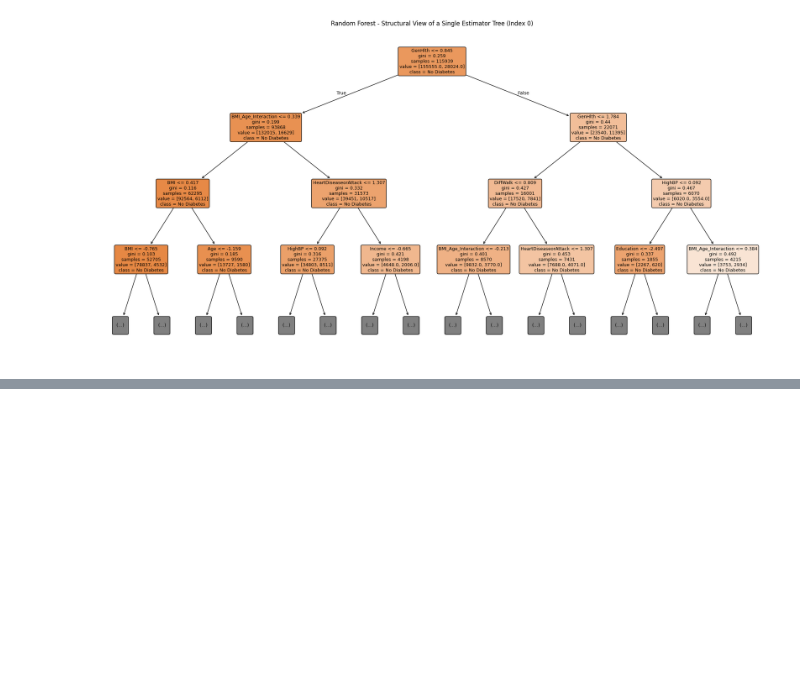
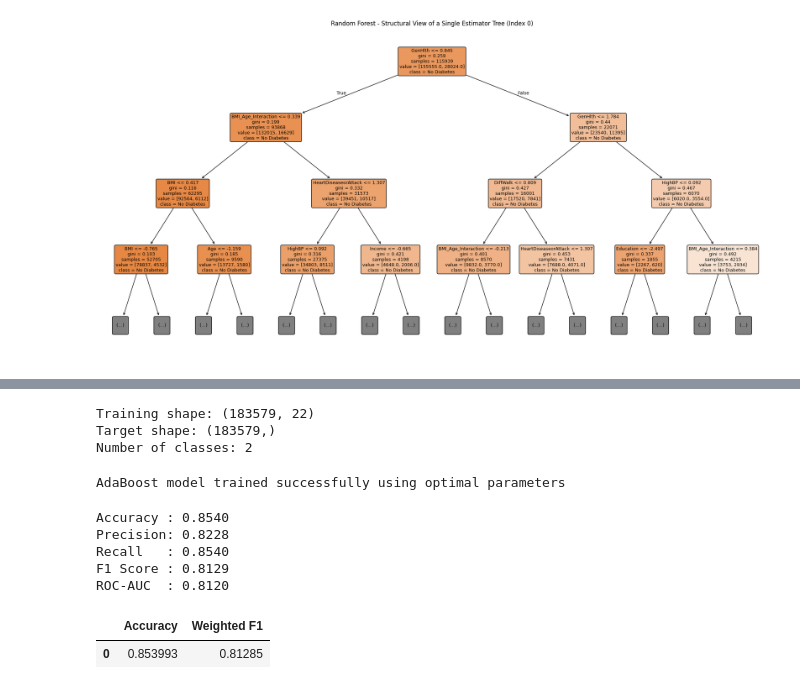
Before and after one commit to kartik815/ML-Classification-Regression-Clustering-Case-Study, a Jupyter notebook: notebooks/classification_application_2_models.ipynb, the cells around one changed output, grey strips where cells are left out. Drawn from its saved outputs; the diff is of its cells as text; code cells hidden in the pictures; blank space fills up the shorter version.

```diff
--- a/notebooks/classification_application_2_models.ipynb
+++ b/notebooks/classification_application_2_models.ipynb
@@ -828,0 +873,42 @@ plt.show()
+# %%
+print("Training shape:", X_train_scaled.shape)
+print("Target shape:", y_train.shape)
+print("Number of classes:", y_train.nunique())
+# %% [output]
+Training shape: (183579, 22)
+Target shape: (183579,)
+Number of classes: 2
+# %%
+
+ada_model = random_search.best_estimator_
+ada_model.fit(X_train_scaled, y_train)
+
+y_pred_ada = ada_model.predict(X_test_scaled)
+y_prob_ada = ada_model.predict_proba(X_test_scaled)[:, 1]
+
+print("AdaBoost model trained successfully using optimal parameters")
+accuracy_ada = accuracy_score(y_test, y_pred_ada)
+precision_ada = precision_score(y_test, y_pred_ada, average="weighted")
+recall_ada = recall_score(y_test, y_pred_ada, average="weighted")
+f1_ada = f1_score(y_test, y_pred_ada, average="weighted")
+roc_auc_ada = roc_auc_score(y_test, y_prob_ada)
+# %% [output]
+AdaBoost model trained successfully using optimal parameters
+# %%
+print(f"Accuracy : {accuracy_ada:.4f}")
+print(f"Precision: {precision_ada:.4f}")
+print(f"Recall   : {recall_ada:.4f}")
+print(f"F1 Score : {f1_ada:.4f}")
+print(f"ROC-AUC  : {roc_auc_ada:.4f}\n")
+
+ada_results.append({"Accuracy": accuracy_ada, "Weighted F1": f1_ada})
+ada_results_df = pd.DataFrame(ada_results)
+display(ada_results_df)
+# %% [output]
+Accuracy : 0.8540
+Precision: 0.8228
+Recall   : 0.8540
+F1 Score : 0.8129
+ROC-AUC  : 0.8120
+|  | Accuracy | Weighted F1 |
+| 0 | 0.853993 | 0.81285 |
```
Also changed, not shown: parts of 6 cells of this notebook.
